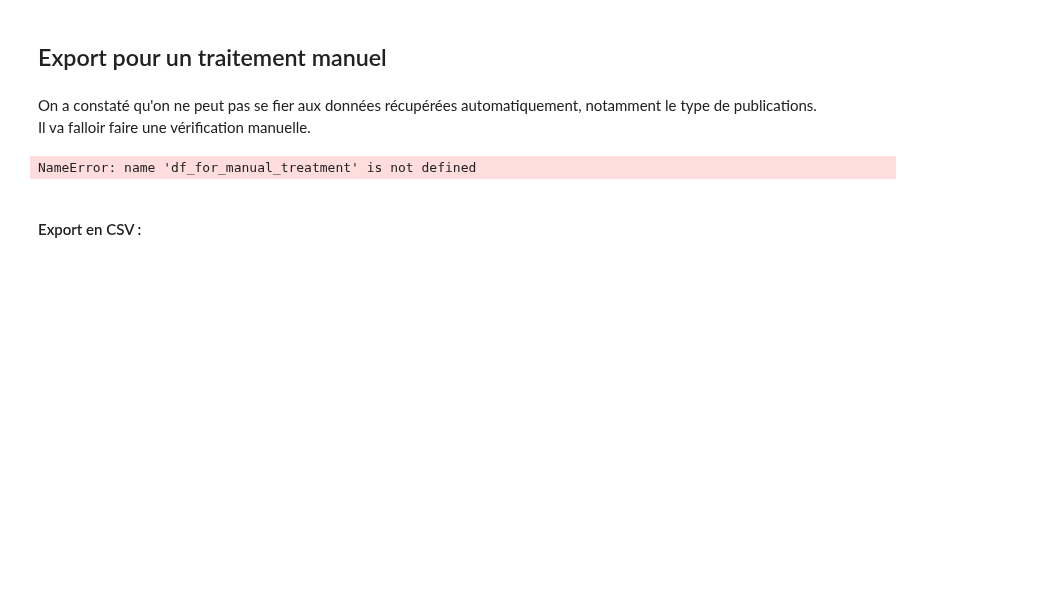
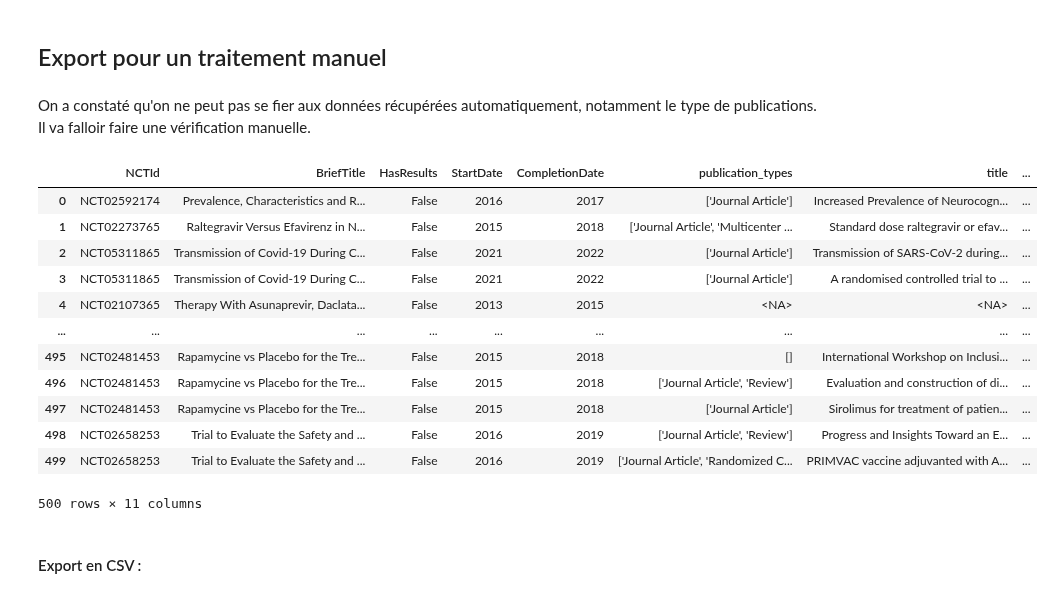
Before and after one commit to Inserm-IST/BSO-Inserm-Sante, a Jupyter notebook: 02_traitement_donnees_sante.ipynb, the cells around one changed output. Cells and saved outputs as stored; diff of their text form; code cells hidden in the pictures; blank space fills up the shorter version.

Commit message:
Added dates as year in export for easier treatment

```diff
--- a/02_traitement_donnees_sante.ipynb
+++ b/02_traitement_donnees_sante.ipynb
@@ -1488,22 +1488,45 @@ Il va falloir faire une vérification manuelle.
 # %%
 columns_to_export = [
     'NCTId',
     'BriefTitle',
     'HasResults',
+    'StartDate',
+    'CompletionDate',
     'publication_types',
     # not useful because mostly 'article', if type different, already in 'publication_types'
     # 'type_openalex',
     'title',
+    'published_date',
     'type',
     'doi',
     #'doi_link',
     'pmid',
     #'pmid_link',
-    # 'published_date',
 ]
-df_corrected.loc[:, columns_to_export]
+df_to_export = df_corrected.loc[:, columns_to_export]
+
+# Keep only year in dates
+for date_column in ['StartDate', 'CompletionDate', 'published_date']:
+    mask = df_to_export[date_column].notna()
+    df_to_export[date_column] = df_to_export.loc[mask, date_column].dt.year
+# Contains NaN value, so is casted to float64 by default, resulting in '2014.'
+df_to_export['published_date'] = df_to_export['published_date'].astype('Int64')
+
+df_to_export
 # %% [output]
+|  | NCTId | BriefTitle | HasResults | StartDate | CompletionDate | publication_types | title | ... |
+| 0 | NCT02592174 | Prevalence, Characteristics and R... | False | 2016 | 2017 | ['Journal Article'] | Increased Prevalence of Neurocogn... | ... |
+| 1 | NCT02273765 | Raltegravir Versus Efavirenz in N... | False | 2015 | 2018 | ['Journal Article', 'Multicenter ... | Standard dose raltegravir or efav... | ... |
+| 2 | NCT05311865 | Transmission of Covid-19 During C... | False | 2021 | 2022 | ['Journal Article'] | Transmission of SARS-CoV-2 during... | ... |
+| 3 | NCT05311865 | Transmission of Covid-19 During C... | False | 2021 | 2022 | ['Journal Article'] | A randomised controlled trial to ... | ... |
+| 4 | NCT02107365 | Therapy With Asunaprevir, Daclata... | False | 2013 | 2015 | <NA> | <NA> | ... |
+| ... | ... | ... | ... | ... | ... | ... | ... | ... |
+| 495 | NCT02481453 | Rapamycine vs Placebo for the Tre... | False | 2015 | 2018 | [] | International Workshop on Inclusi... | ... |
+| 496 | NCT02481453 | Rapamycine vs Placebo for the Tre... | False | 2015 | 2018 | ['Journal Article', 'Review'] | Evaluation and construction of di... | ... |
+| 497 | NCT02481453 | Rapamycine vs Placebo for the Tre... | False | 2015 | 2018 | ['Journal Article'] | Sirolimus for treatment of patien... | ... |
+| 498 | NCT02658253 | Trial to Evaluate the Safety and ... | False | 2016 | 2019 | ['Journal Article', 'Review'] | Progress and Insights Toward an E... | ... |
+| 499 | NCT02658253 | Trial to Evaluate the Safety and ... | False | 2016 | 2019 | ['Journal Article', 'Randomized C... | PRIMVAC vaccine adjuvanted with A... | ... |
-NameError: name 'df_for_manual_treatment' is not defined
+500 rows × 11 columns
 # %% [markdown]
 #### Export en CSV :
 # %%
```
Also changed, not shown: parts of 2 cells of this notebook, 2 other files.
